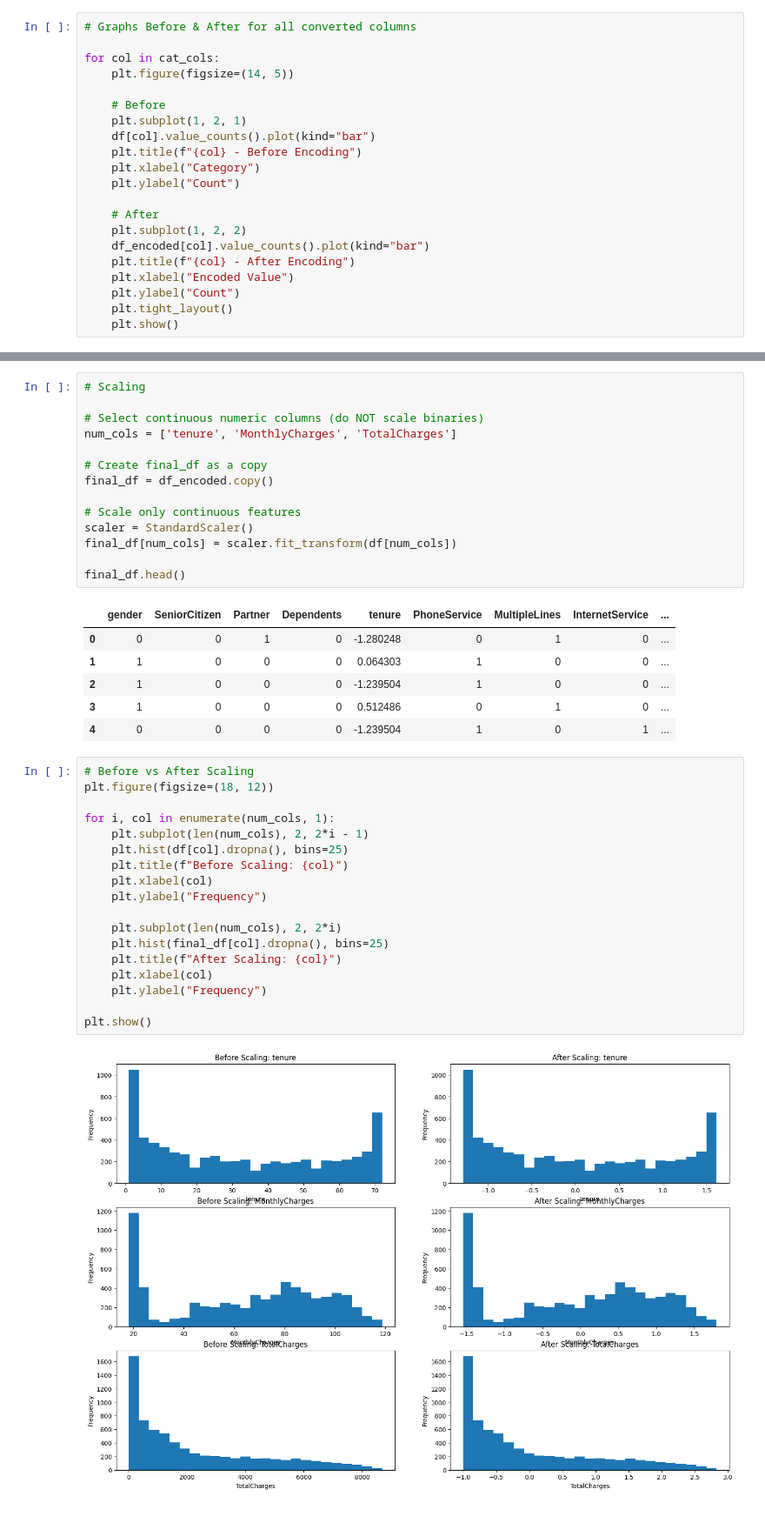
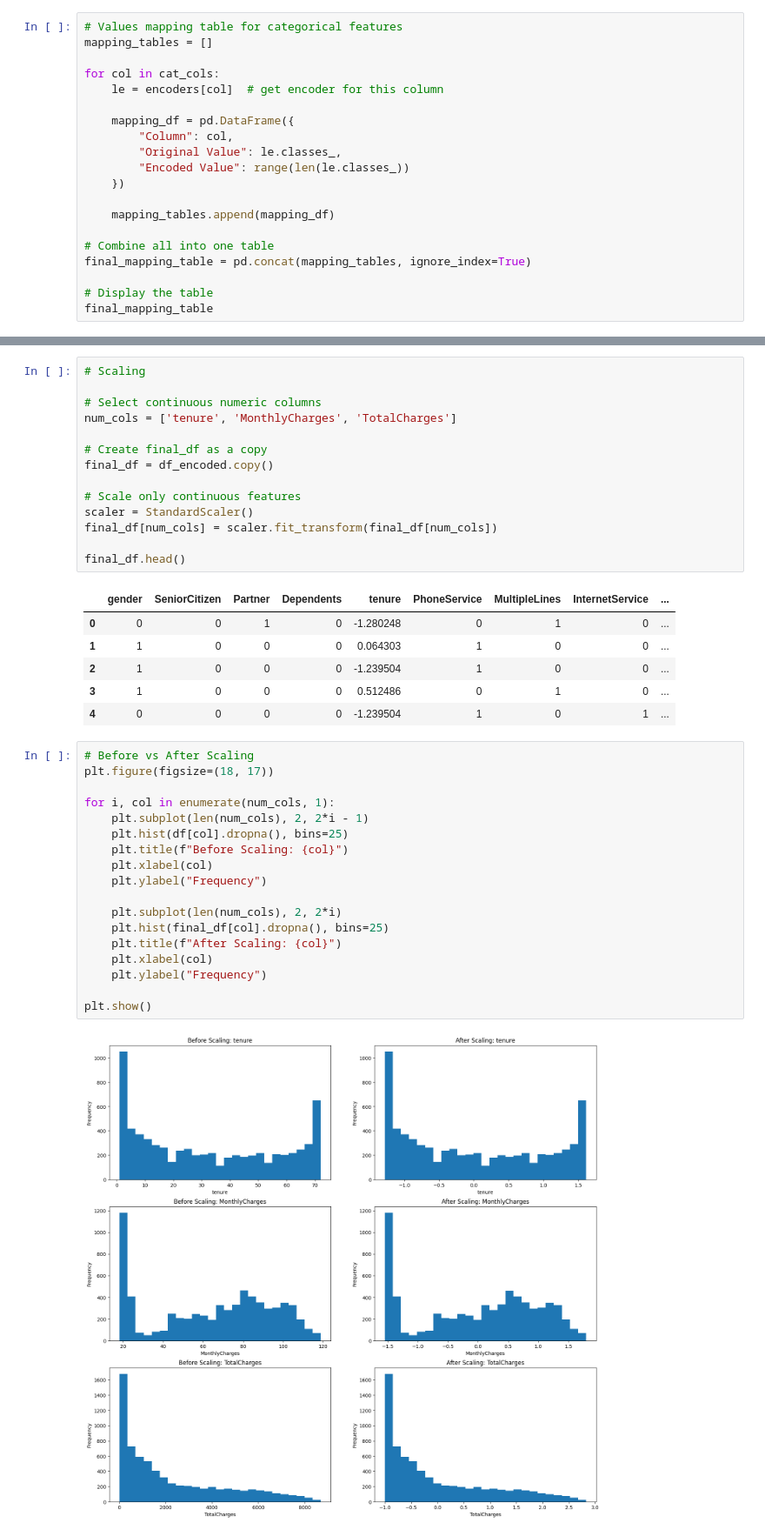
Before and after one commit to Baraah7/itcs494_project, a Jupyter notebook: 494project.ipynb, the cells around one changed output, grey strips where cells are left out. Shown at 87% size. Saved outputs shown, nothing was run; the diff lists cells and outputs as text.

```diff
--- a/494project.ipynb
+++ b/494project.ipynb
@@ -346,24 +357,23 @@ df_encoded.head()
 | 3 | 1 | 0 | 0 | 0 | 45 | 0 | 1 | 0 | ... |
 | 4 | 0 | 0 | 0 | 0 | 2 | 1 | 0 | 1 | ... |
 # %%
-# Graphs Before & After for all converted columns
+# Values mapping table for categorical features
+mapping_tables = []
 
 for col in cat_cols:
-    plt.figure(figsize=(14, 5))
+    le = encoders[col]  # get encoder for this column
 
-    # Before
-    plt.subplot(1, 2, 1)
-    df[col].value_counts().plot(kind="bar")
-    plt.title(f"{col} - Before Encoding")
-    plt.xlabel("Category")
-    plt.ylabel("Count")
+    mapping_df = pd.DataFrame({
+        "Column": col,
+        "Original Value": le.classes_,
+        "Encoded Value": range(len(le.classes_))
+    })
 
-    # After
-    plt.subplot(1, 2, 2)
-    df_encoded[col].value_counts().plot(kind="bar")
-    plt.title(f"{col} - After Encoding")
-    plt.xlabel("Encoded Value")
-    plt.ylabel("Count")
-    plt.tight_layout()
-    plt.show()
+    mapping_tables.append(mapping_df)
+
+# Combine all into one table
+final_mapping_table = pd.concat(mapping_tables, ignore_index=True)
+
+# Display the table
+final_mapping_table
 # %% [output]
@@ -383,7 +397,7 @@ for col in cat_cols:
 # %%
 # Scaling
 
-# Select continuous numeric columns (do NOT scale binaries)
+# Select continuous numeric columns
 num_cols = ['tenure', 'MonthlyCharges', 'TotalCharges']
 
 # Create final_df as a copy
@@ -391,7 +405,7 @@ final_df = df_encoded.copy()
 
 # Scale only continuous features
 scaler = StandardScaler()
-final_df[num_cols] = scaler.fit_transform(df[num_cols])
+final_df[num_cols] = scaler.fit_transform(final_df[num_cols])
 
 final_df.head()
 # %% [output]
@@ -403,24 +417,24 @@ final_df.head()
 | 4 | 0 | 0 | 0 | 0 | -1.239504 | 1 | 0 | 1 | ... |
 # %%
 # Before vs After Scaling
-plt.figure(figsize=(18, 12))
+plt.figure(figsize=(18, 17))
 
 for i, col in enumerate(num_cols, 1):
     plt.subplot(len(num_cols), 2, 2*i - 1)
     plt.hist(df[col].dropna(), bins=25)
     plt.title(f"Before Scaling: {col}")
     plt.xlabel(col)
     plt.ylabel("Frequency")
 
     plt.subplot(len(num_cols), 2, 2*i)
     plt.hist(final_df[col].dropna(), bins=25)
     plt.title(f"After Scaling: {col}")
     plt.xlabel(col)
     plt.ylabel("Frequency")
 
 plt.show()
 # %% [output]
-[figure, old version]
+[figure, new version]
 # %%
 # Split the dataset into training and testing sets
 
```
Also changed, not shown: parts of 26 cells of this notebook.
